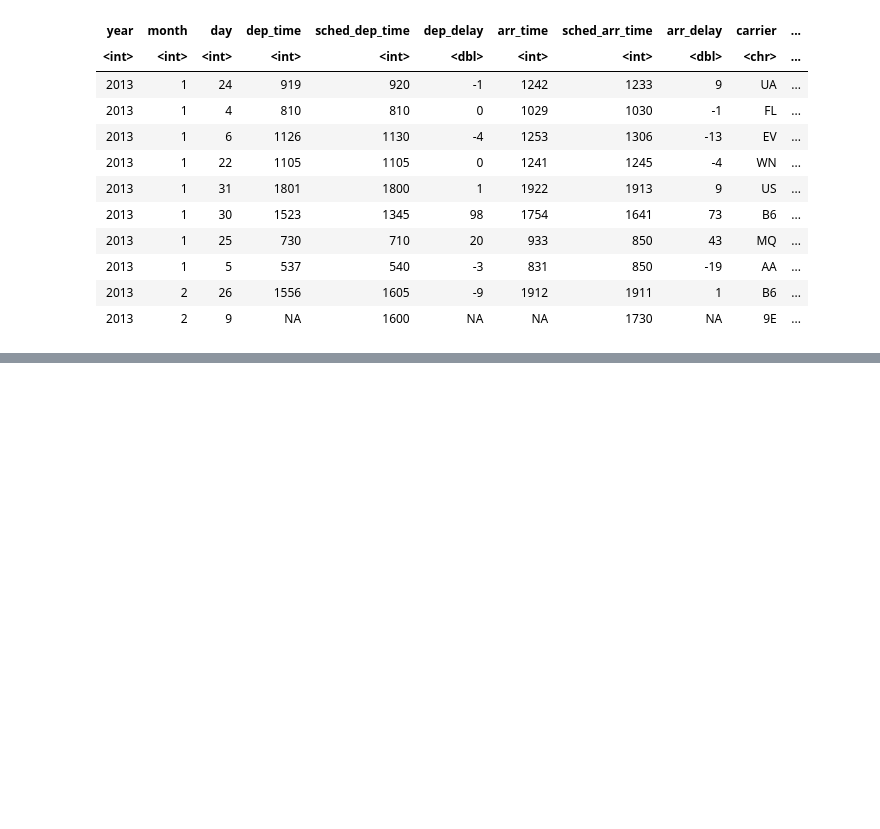
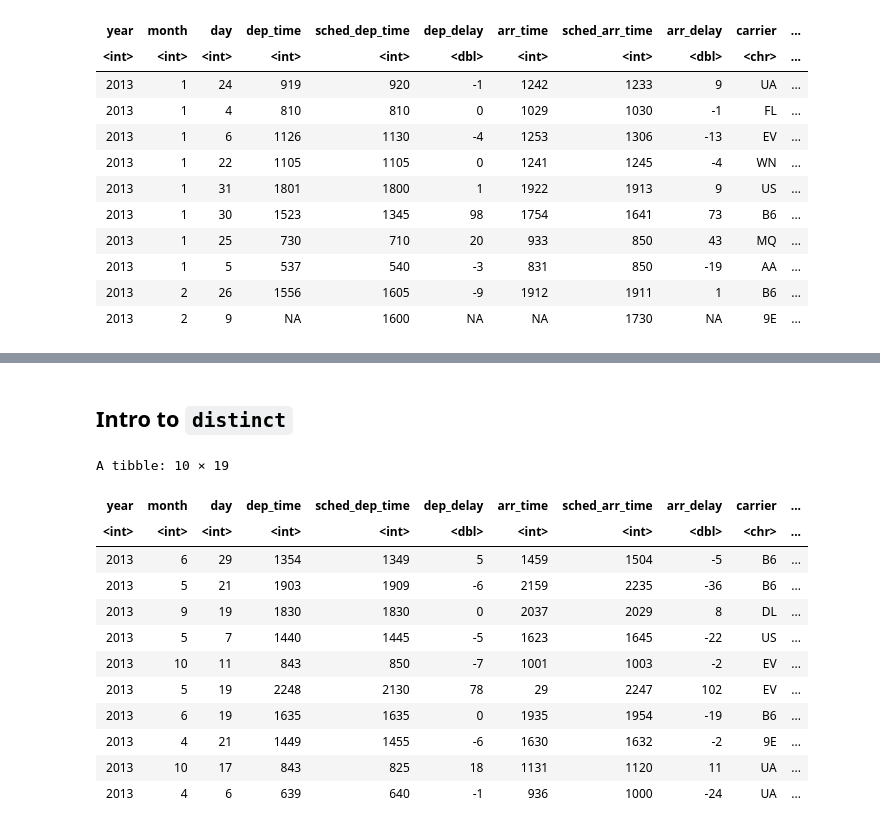
Before and after one commit to victorteodoro/r-for-data-science-code-examples, a Jupyter notebook: chapters/ch03.ipynb, the cells around one changed output, grey strips where cells are left out. Cells and saved outputs as stored; diff of their text form; code cells hidden in the pictures; blank space fills up the shorter version.

```diff
--- a/chapters/ch03.ipynb
+++ b/chapters/ch03.ipynb
@@ -149,0 +170,21 @@ A tibble: 10 × 19
+# %% [markdown]
+## Intro to `distinct`
+# %%
+# Remove duplicate rows, if any
+flights |>
+  distinct() |>
+  sample_n(10)
+# %% [output]
+A tibble: 10 × 19
+| year | month | day | dep_time | sched_dep_time | dep_delay | arr_time | sched_arr_time | arr_delay | carrier | ... |
+| <int> | <int> | <int> | <int> | <int> | <dbl> | <int> | <int> | <dbl> | <chr> | ... |
+| 2013 | 6 | 29 | 1354 | 1349 | 5 | 1459 | 1504 | -5 | B6 | ... |
+| 2013 | 5 | 21 | 1903 | 1909 | -6 | 2159 | 2235 | -36 | B6 | ... |
+| 2013 | 9 | 19 | 1830 | 1830 | 0 | 2037 | 2029 | 8 | DL | ... |
+| 2013 | 5 | 7 | 1440 | 1445 | -5 | 1623 | 1645 | -22 | US | ... |
+| 2013 | 10 | 11 | 843 | 850 | -7 | 1001 | 1003 | -2 | EV | ... |
+| 2013 | 5 | 19 | 2248 | 2130 | 78 | 29 | 2247 | 102 | EV | ... |
+| 2013 | 6 | 19 | 1635 | 1635 | 0 | 1935 | 1954 | -19 | B6 | ... |
+| 2013 | 4 | 21 | 1449 | 1455 | -6 | 1630 | 1632 | -2 | 9E | ... |
+| 2013 | 10 | 17 | 843 | 825 | 18 | 1131 | 1120 | 11 | UA | ... |
+| 2013 | 4 | 6 | 639 | 640 | -1 | 936 | 1000 | -24 | UA | ... |
```
Also changed, not shown: parts of 21 cells of this notebook.
